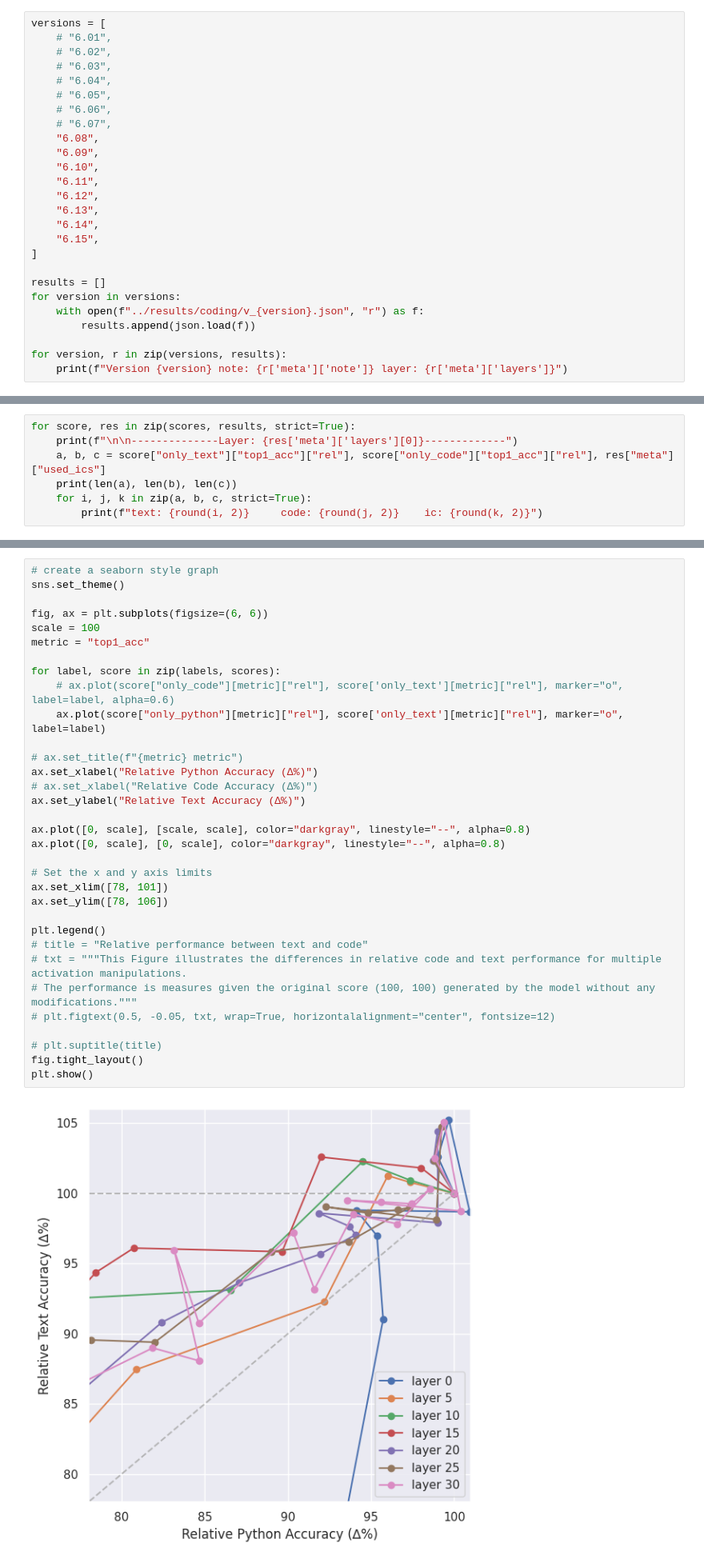
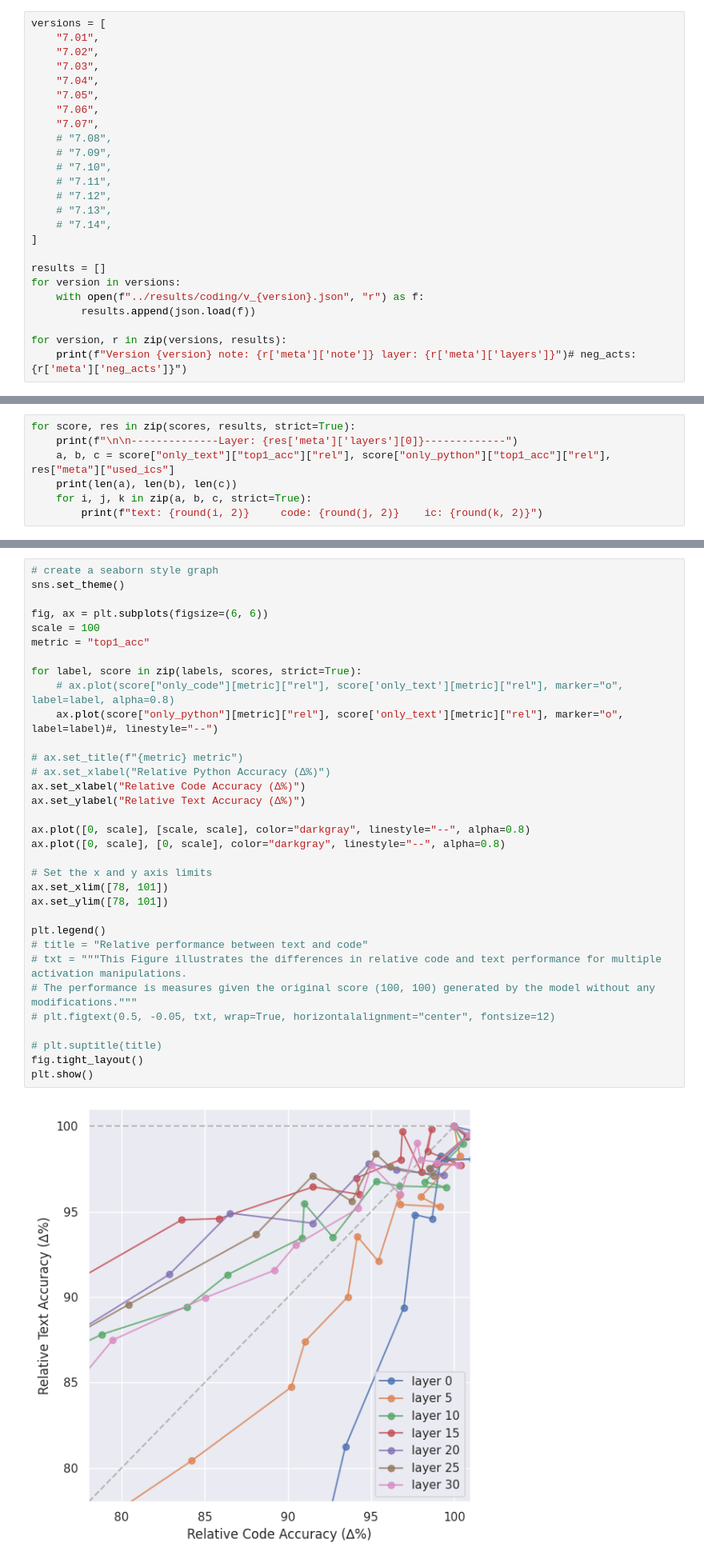
Before and after one commit to TeunvdWeij/extending-activation-addition, a Jupyter notebook: src/make_coding_plots.ipynb, the cells around one changed output, grey strips where cells are left out. Shown at 80% size. Drawn from its saved outputs; the diff is of its cells as text.

Commit message:
small plotting updates

```diff
--- a/src/make_coding_plots.ipynb
+++ b/src/make_coding_plots.ipynb
@@ -45,21 +45,20 @@ def get_scores(results, all_code=True):
     return scores
 # %%
 versions = [
-    # "6.01",
-    # "6.02",
-    # "6.03",
-    # "6.04",
-    # "6.05",
-    # "6.06",
-    # "6.07",
-    "6.08",
-    "6.09",
-    "6.10",
-    "6.11",
-    "6.12",
-    "6.13",
-    "6.14",
-    "6.15",
+    "7.01",
+    "7.02",
+    "7.03",
+    "7.04",
+    "7.05",
+    "7.06",
+    "7.07",
+    # "7.08",
+    # "7.09",
+    # "7.10",
+    # "7.11",
+    # "7.12",
+    # "7.13",
+    # "7.14",
 ]
 
 results = []
@@ -68,5 +67,5 @@ for version in versions:
         results.append(json.load(f))
 
 for version, r in zip(versions, results):
-    print(f"Version {version} note: {r['meta']['note']} layer: {r['meta']['layers']}")
+    print(f"Version {version} note: {r['meta']['note']} layer: {r['meta']['layers']}")# neg_acts: {r['meta']['neg_acts']}")
 # %% [output]
@@ -94,7 +93,7 @@ labels = [
 # %%
 for score, res in zip(scores, results, strict=True):
     print(f"\n\n--------------Layer: {res['meta']['layers'][0]}-------------")
-    a, b, c = score["only_text"]["top1_acc"]["rel"], score["only_code"]["top1_acc"]["rel"], res["meta"]["used_ics"]
+    a, b, c = score["only_text"]["top1_acc"]["rel"], score["only_python"]["top1_acc"]["rel"], res["meta"]["used_ics"]
     print(len(a), len(b), len(c))
     for i, j, k in zip(a, b, c, strict=True):
         print(f"text: {round(i, 2)}     code: {round(j, 2)}    ic: {round(k, 2)}")
@@ -121,38 +120,38 @@ text: 0.44     code: 0.09    ic: 1000.0
 # %%
 # create a seaborn style graph
 sns.set_theme()
 
 fig, ax = plt.subplots(figsize=(6, 6))
 scale = 100
 metric = "top1_acc"
 
-for label, score in zip(labels, scores):
-	# ax.plot(score["only_code"][metric]["rel"], score['only_text'][metric]["rel"], marker="o", label=label, alpha=0.6)
-	ax.plot(score["only_python"][metric]["rel"], score['only_text'][metric]["rel"], marker="o", label=label)
+for label, score in zip(labels, scores, strict=True):
+	# ax.plot(score["only_code"][metric]["rel"], score['only_text'][metric]["rel"], marker="o", label=label, alpha=0.8)
+	ax.plot(score["only_python"][metric]["rel"], score['only_text'][metric]["rel"], marker="o", label=label)#, linestyle="--")
 
 # ax.set_title(f"{metric} metric")
-ax.set_xlabel("Relative Python Accuracy (∆%)")
-# ax.set_xlabel("Relative Code Accuracy (∆%)")
+# ax.set_xlabel("Relative Python Accuracy (∆%)")
+ax.set_xlabel("Relative Code Accuracy (∆%)")
 ax.set_ylabel("Relative Text Accuracy (∆%)")
 
 ax.plot([0, scale], [scale, scale], color="darkgray", linestyle="--", alpha=0.8)
 ax.plot([0, scale], [0, scale], color="darkgray", linestyle="--", alpha=0.8)
 
 # Set the x and y axis limits
 ax.set_xlim([78, 101])
-ax.set_ylim([78, 106])
+ax.set_ylim([78, 101])
 
 plt.legend()
 # title = "Relative performance between text and code"
 # txt = """This Figure illustrates the differences in relative code and text performance for multiple activation manipulations.
 # The performance is measures given the original score (100, 100) generated by the model without any modifications."""
 # plt.figtext(0.5, -0.05, txt, wrap=True, horizontalalignment="center", fontsize=12)
 
 # plt.suptitle(title)
 fig.tight_layout()
 plt.show()
 # %% [output]
-[figure, old version]
+[figure, new version]
 # %% [markdown]
 ## Plot for multiple metrics
 # %%
```
Also changed, not shown: parts of 3 cells of this notebook, 1 other file.
